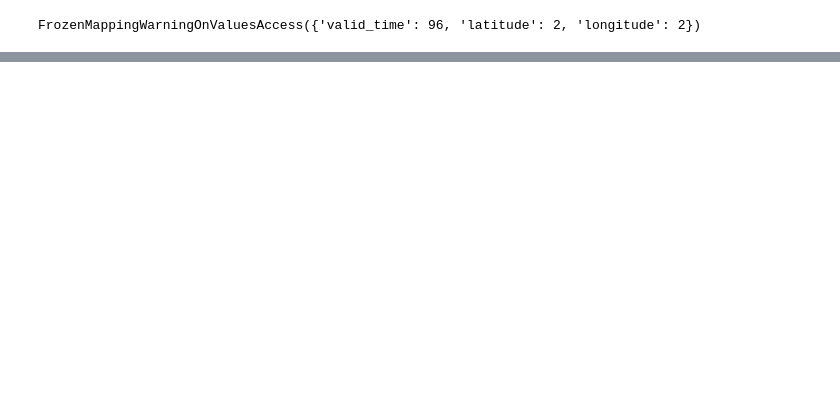
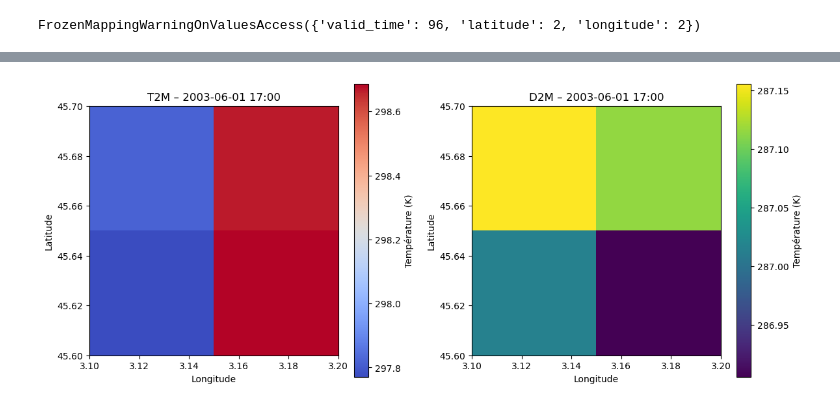
Before and after one commit to Aymanzej/Projet-5A, a Jupyter notebook: 3rd Month/BDDCreation.ipynb, the cells around one changed output, grey strips where cells are left out. Cells and saved outputs as stored; diff of their text form; code cells hidden in the pictures; blank space fills up the shorter version.

```diff
--- a/3rd Month/BDDCreation.ipynb
+++ b/3rd Month/BDDCreation.ipynb
@@ -196,0 +277,44 @@ FrozenMappingWarningOnValuesAccess({'valid_time': 96, 'latitude': 2, 'longitude'
+# %%
+import matplotlib.pyplot as plt
+
+# Choix du pas de temps (en index)
+time_index = 1000 # pas de temps = 1 heure et ça commence le 1 janvier 2000 à 1h00
+
+lon = ds_mnth.longitude
+lat = ds_mnth.latitude
+
+# Formatage de la date : année-mois-jour heure:minute
+date_str = ds_mnth.valid_time[time_index].dt.strftime("%Y-%m-%d %H:%M").item()
+
+plt.figure(figsize=(12,5))
+
+# --- T2M ---
+plt.subplot(1,2,1)
+plt.imshow(
+    ds_mnth.t2m.isel(valid_time=time_index),
+    cmap="coolwarm",
+    origin="upper",
+    extent=[float(lon.min()), float(lon.max()), float(lat.min()), float(lat.max())]
+)
+plt.title(f"T2M – {date_str}")
+plt.xlabel("Longitude")
+plt.ylabel("Latitude")
+plt.colorbar(label="Température (K)")
+
+# --- D2M ---
+plt.subplot(1,2,2)
+plt.imshow(
+    ds_mnth.d2m.isel(valid_time=time_index),
+    cmap="viridis",
+    origin="upper",
+    extent=[float(lon.min()), float(lon.max()), float(lat.min()), float(lat.max())]
+)
+plt.title(f"D2M – {date_str}")
+plt.xlabel("Longitude")
+plt.ylabel("Latitude")
+plt.colorbar(label="Température (K)")
+
+plt.tight_layout()
+plt.show()
+# %% [output]
+[figure, added]
```
Also changed, not shown: parts of 7 cells of this notebook.
